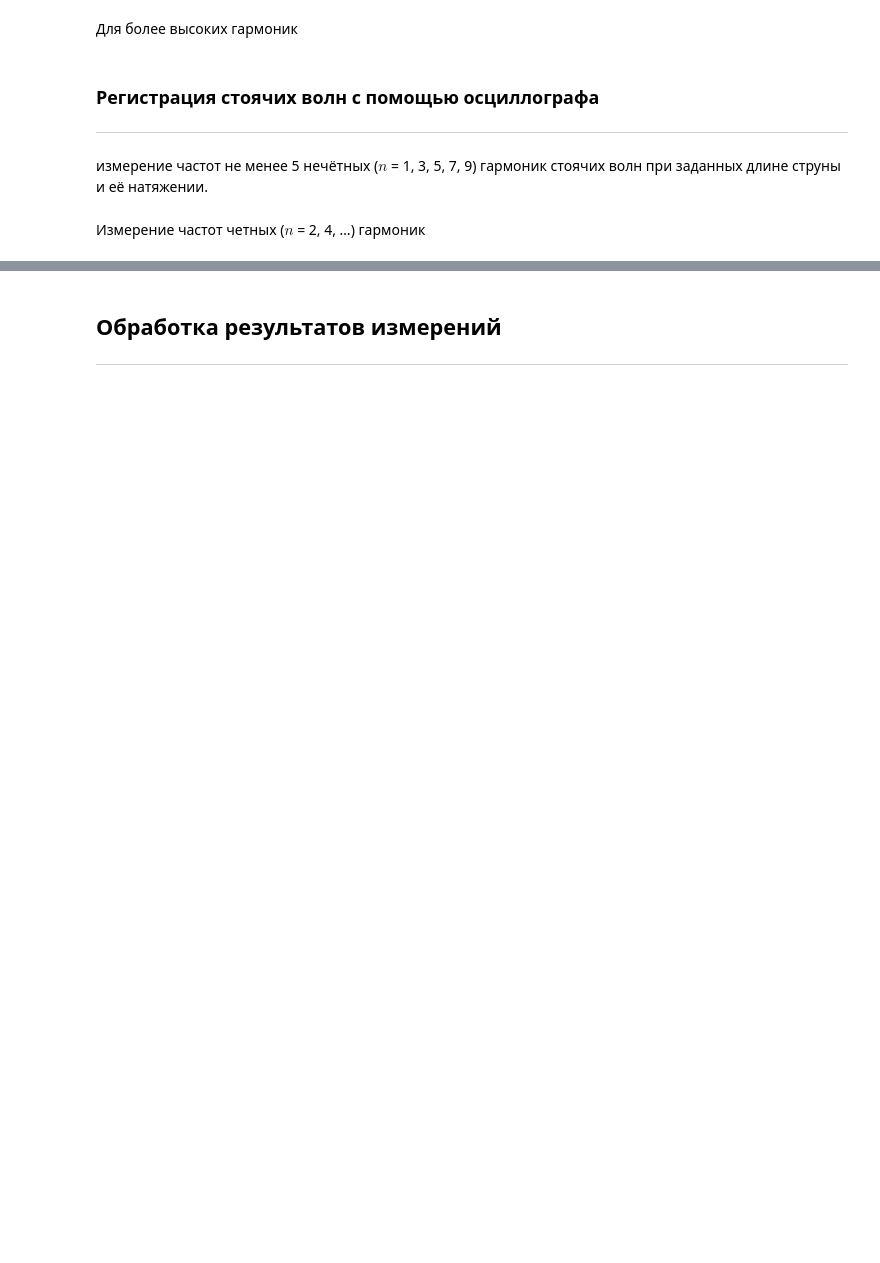
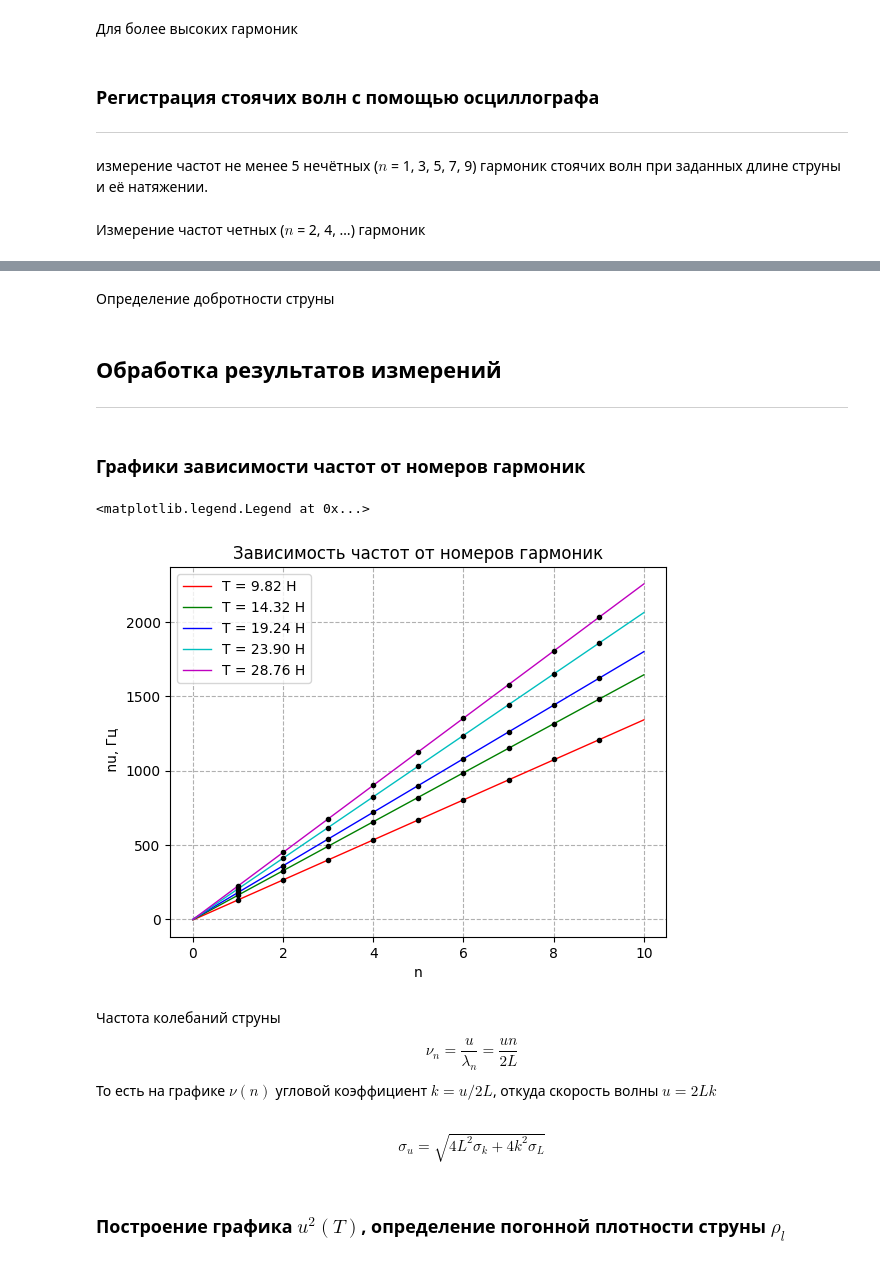
Before and after one commit to UjeNeTORT/labs, a Jupyter notebook: 1.4.5/laba.ipynb, the cells around one changed output, grey strips where cells are left out. Saved outputs shown, nothing was run; the diff lists cells and outputs as text; code cells hidden in the pictures; blank space fills up the shorter version.

```diff
--- a/1.4.5/laba.ipynb
+++ b/1.4.5/laba.ipynb
@@ -160,0 +196,2 @@ nu_n_measured = [nu_1_measured, 0, 0, 0, 0, 0, 0]
+# %% [markdown]
+Определение добротности струны
@@ -161,3 +204,62 @@ nu_n_measured = [nu_1_measured, 0, 0, 0, 0, 0, 0]
 # %% [markdown]
 ## Обработка результатов измерений
 ---
+# %% [markdown]
+### Графики зависимости частот от номеров гармоник
+# %%
+def LeastSquares(x_arr, y_arr): # returns [k, b, sigma_k, sigma b]
+    v = x_arr
+    u = y_arr
+
+    N = len(v)
+
+    mu = np.mean(u) # средее
+    mv = np.mean(v)
+    mv2 = np.mean([v_i**2 for v_i in v]) # средний квадрат
+    mu2 = np.mean([u_i**2 for u_i in u])
+    muv = np.mean ([u[i] * v[i] for i in range(len(u))]) # среднее от произведения
+    k = (muv - mu * mv) / (mv2 - mv**2)
+    b = mu - k * mv
+
+    sigma_k = np.sqrt(1/(N-2) * ( (mu2 - mu**2)/(mv2 - mv**2) - k**2 ) )
+    sigma_b = sigma_k * np.sqrt(mv2)
+
+    return (k, b, sigma_k, sigma_b)
+# %%
+plt.figure()
+plt.ylabel(" nu, Гц")
+plt.xlabel("n")
+plt.title('Зависимость частот от номеров гармоник')
+plt.grid(True, linestyle = '--')
+plt.errorbar(nu_T_1['hm_n'], nu_T_1['arr'], fmt = '.k')
+plt.errorbar(nu_T_2['hm_n'], nu_T_2['arr'], fmt = '.k')
+plt.errorbar(nu_T_3['hm_n'], nu_T_3['arr'], fmt = '.k')
+plt.errorbar(nu_T_4['hm_n'], nu_T_4['arr'], fmt = '.k')
+plt.errorbar(nu_T_5['hm_n'], nu_T_5['arr'], fmt = '.k')
+x = np.array([0, 10])
+
+z = 0  # микро костыль
+
+k1, b1, sigma_k1, z = LeastSquares(nu_T_1['hm_n'], nu_T_1['arr'])
+plt.plot(x, k1*x + b1 , color = 'r', linewidth = 1, label = "T = 9.82 H")
+
+k2, b2, sigma_k2, z = LeastSquares(nu_T_2['hm_n'], nu_T_2['arr'])
+plt.plot(x, k2*x + b2 , color = 'g', linewidth = 1, label = "T = 14.32 H")
+
+k3, b3, sigma_k3, z = LeastSquares(nu_T_3['hm_n'], nu_T_3['arr'])
+plt.plot(x, k3*x + b3 , color = 'b', linewidth = 1, label = "T = 19.24 H")
+
+k4, b4, sigma_k4, z = LeastSquares(nu_T_4['hm_n'], nu_T_4['arr'])
+plt.plot(x, k4*x + b4 , color = 'c', linewidth = 1, label = "T = 23.90 H")
+
+k5, b5, sigma_k5, z = LeastSquares(nu_T_5['hm_n'], nu_T_5['arr'])
+plt.plot(x, k5*x + b5 , color = 'm', linewidth = 1, label = "T = 28.76 H")
+
+plt.legend()
+# %% [output]
+<matplotlib.legend.Legend at 0x...>
+[figure, added]
+# %% [markdown]
+Частота колебаний струны
+$$ \nu_{n} = \frac{u}{\lambda_{n}} = \frac{u n}{2L}$$
+То есть на графике $\nu(n)$ угловой коэффициент $k = u/2L$, откуда скорость волны $ u = 2Lk $
@@ -163,0 +272,2 @@ nu_n_measured = [nu_1_measured, 0, 0, 0, 0, 0, 0]
+# %% [markdown]
+$$ \sigma_{u} = \sqrt{4L^{2}\sigma_{k} + 4k^{2} \sigma_{L}}$$
@@ -163,0 +280,2 @@ nu_n_measured = [nu_1_measured, 0, 0, 0, 0, 0, 0]
+# %% [markdown]
+### Построение графика $u^{2}(T)$, определение погонной плотности струны $ \rho_{l} $
```
Also changed, not shown: parts of 36 cells of this notebook, 4 other files.
